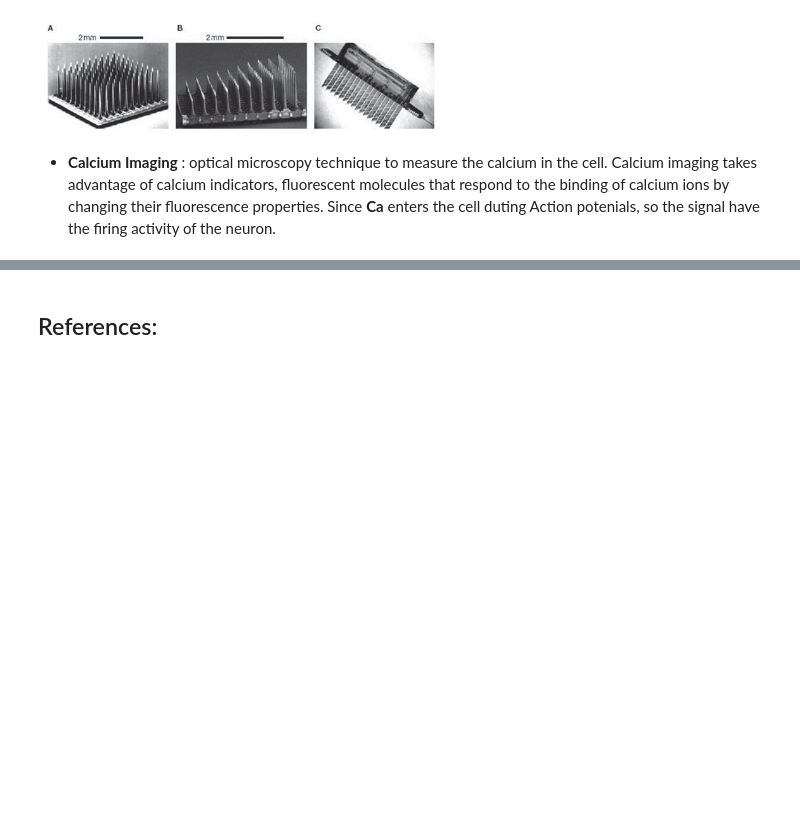
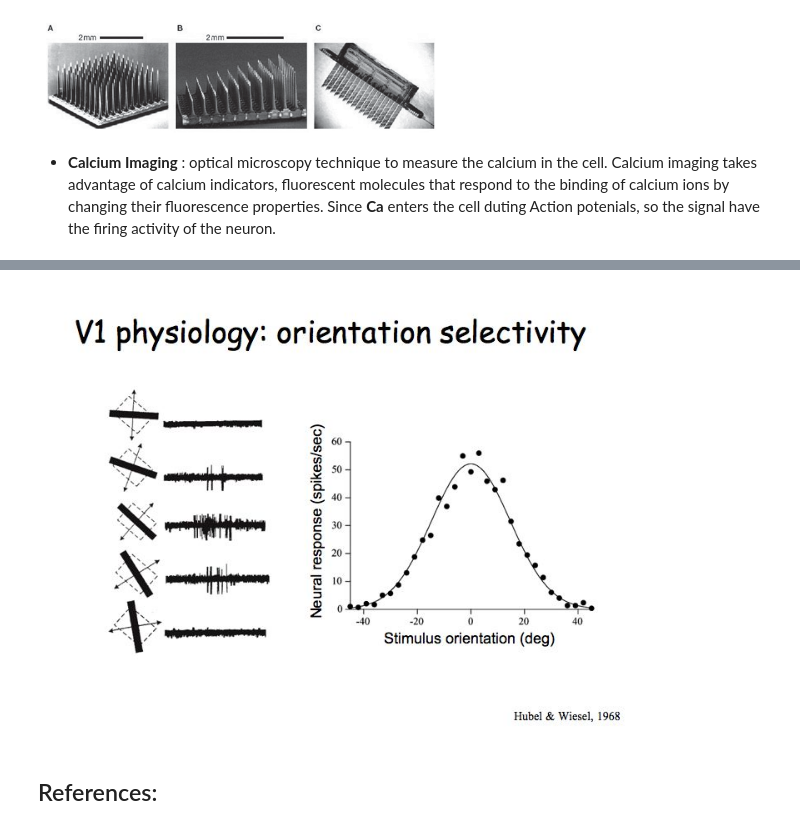
Before and after one commit to mhmdrdwn/com-neuro, a Jupyter notebook: week2.ipynb, the cells around one changed output, grey strips where cells are left out. Cells and saved outputs as stored; diff of their text form; code cells hidden in the pictures; blank space fills up the shorter version.

```diff
--- a/week2.ipynb
+++ b/week2.ipynb
@@ -29,3 +88,7 @@ Image(filename= "multi_electrode.png", width=400)
+# %%
+Image(filename= "selectivity.jpg", width=600)
+# %% [output]
+[figure, added]
 # %% [markdown]
 ## References:
 # %% [markdown]
```
Also changed, not shown: parts of 10 cells of this notebook.
